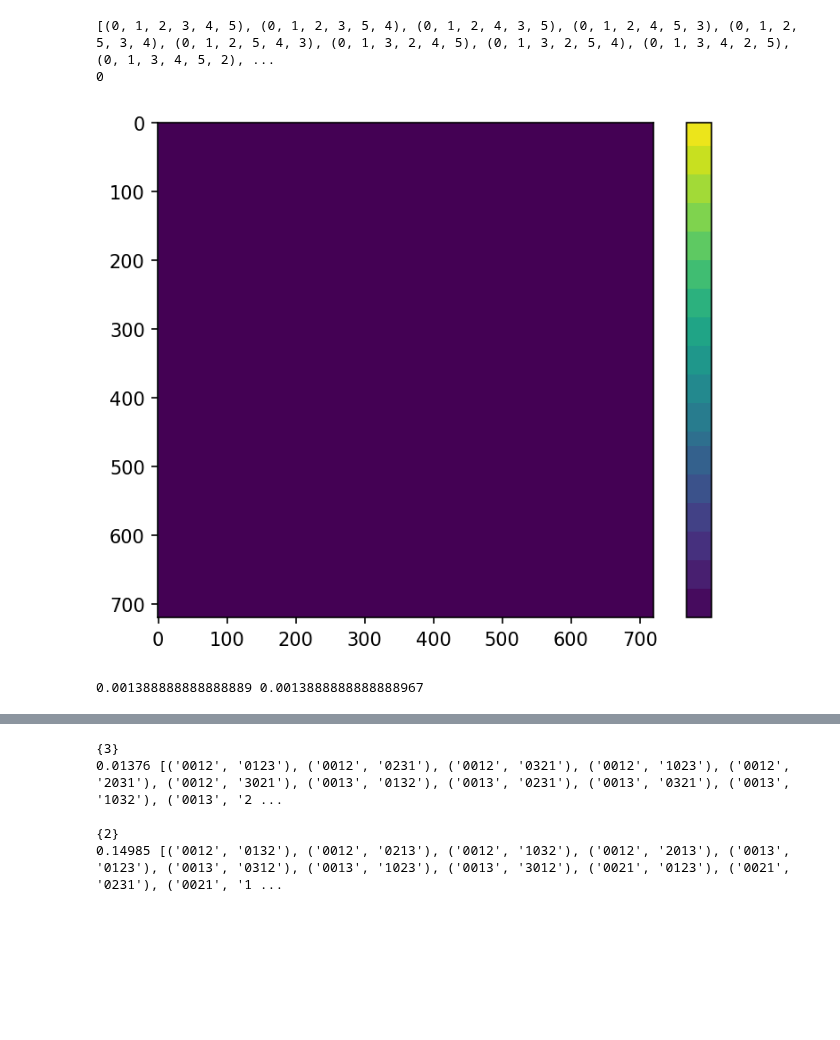
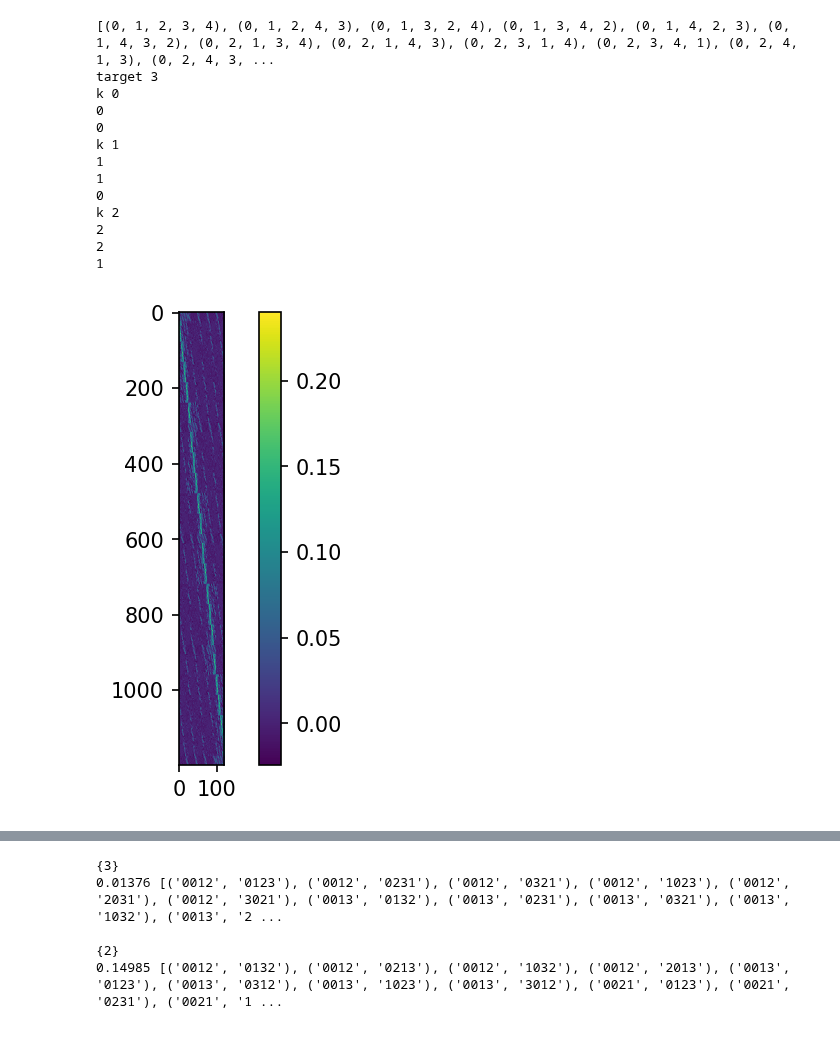
Before and after one commit to blake-holman/ED_Adversaries, a Jupyter notebook: Adversary.ipynb, the cells around one changed output, grey strips where cells are left out. Saved outputs shown, nothing was run; the diff lists cells and outputs as text; code cells hidden in the pictures; blank space fills up the shorter version.

```diff
--- a/Adversary.ipynb
+++ b/Adversary.ipynb
@@ -5,11 +5,10 @@ from math import comb
 import matplotlib.pyplot as plt
 import scipy
 import scipy.linalg
-import matplotlib as mpl
+
 from Adversary import Adversary, Problem
 from ElementDistinctness import ED
 from Solvers import adv_solver, span_solver, space_adv_solver
-mpl.rcParams['figure.dpi'] =150
 # %%
 # generates a list of all partial injective functions [n] to [n] with domain size k
 # format: (inputs, outputs) such that f(intputs[i]) = f(outputs[i])
@@ -133,56 +132,69 @@ def plot_partial_vectors(k, yes_fam, no_fam, n):
         # ax.set_yticklabels(ylabels)
     plt.show()
 # %%
-n=6
+n=5
 problem = ED(n)
 yes_dict = {problem.yes_instances[i]: i for i in range(problem.yes_len)}
 no_dict = {problem.no_instances[i]: i for i in range(problem.no_len)}
-# G = get_adversary_matrix(n, yes_dict, no_dict)
-H = H_projection(0, no_dict, n)
-plt.imshow(H)
+G = get_adversary_matrix(n, yes_dict, no_dict)
+# H = H_projection(0, no_dict, n)
+# plt.imshow(H)
+# plt.colorbar()
+# plt.show()
+# print(np.min(H), np.max(H))
+# print('H' ,L_matrix(0, yes_dict, no_dict, n)[0,0])
+# print(no_family, '\n', yes_family)
+adv = Adversary(problem, lambda yes, no: G[yes_dict[yes], no_dict[no]])
+full = np.block([
+    [np.zeros((problem.no_len, problem.no_len)), G.T],
+    [G, np.zeros((problem.yes_len, problem.yes_len))]
+])
+
+plt.imshow(adv.matrix)
 plt.colorbar()
 plt.show()
-print(np.min(H), np.max(H))
-# print('H' ,L_matrix(0, yes_dict, no_dict, n)[0,0])
-# print(no_family, '\n', yes_family)
-# adv = Adversary(problem, lambda yes, no: G[yes_dict[yes], no_dict[no]])
-# full = np.block([
-    # [np.zeros((problem.no_len, problem.no_len)), G.T],
-    # [G, np.zeros((problem.yes_len, problem.yes_len))]
-# ])
-# plt.imshow(adv.matrix)
-# plt.colorbar()
-# plt.show()
+
+
 
 # plt.imshow(full)
 # plt.colorbar()
 # plt.show()
 # for i in range(3):
     # plt.imshow(H_projection(i, no_family, 3))
     # plt.show()
 # plot_partial_vectors(1, yes_family, no_family, 3)
 # for i in range(3):
     # plt.imshow(L_matrix(i, yes_family, no_family, 3))
 #     plt.colorbar()
 #     plt.show()
 
 # target = int(n**(2/3))+2
 # fig, axs = plt.subplots(target, 1)
 # fig.suptitle('L_k Matrices')
 # for k in range(target):
     # plt.imshow(L_matrix(k, yes_family, no_family, n))
 #     plt.colorbar()
 #     plt.show()
 
 # plt.savefig('L_k.png')
 
 # H=no_space_projection(k, no_family, n)
 # L=L_matrix(k, yes_family, no_family, n)
 # print(np.max(L@H))
 # plt.imshow((L@H).T)
 # plt.colorbar()
 # %% [output]
-[(0, 1, 2, 3, 4, 5), (0, 1, 2, 3, 5, 4), (0, 1, 2, 4, 3, 5), (0, 1, 2, 4, 5, 3), (0, 1, 2, 5, 3, 4), (0, 1, 2, 5, 4, 3), (0, 1, 3, 2, 4, 5), (0, 1, 3, 2, 5, 4), (0, 1, 3, 4, 2, 5), (0, 1, 3, 4, 5, 2), ...
+[(0, 1, 2, 3, 4), (0, 1, 2, 4, 3), (0, 1, 3, 2, 4), (0, 1, 3, 4, 2), (0, 1, 4, 2, 3), (0, 1, 4, 3, 2), (0, 2, 1, 3, 4), (0, 2, 1, 4, 3), (0, 2, 3, 1, 4), (0, 2, 3, 4, 1), (0, 2, 4, 1, 3), (0, 2, 4, 3, ...
+target 3
+k 0
 0
+0
+k 1
+1
+1
+0
+k 2
+2
+2
+1
-[figure, old version]
+[figure, new version]
-0.001388888888888889 0.0013888888888888967
```
Also changed, not shown: parts of 3 cells of this notebook, 15 other files.
